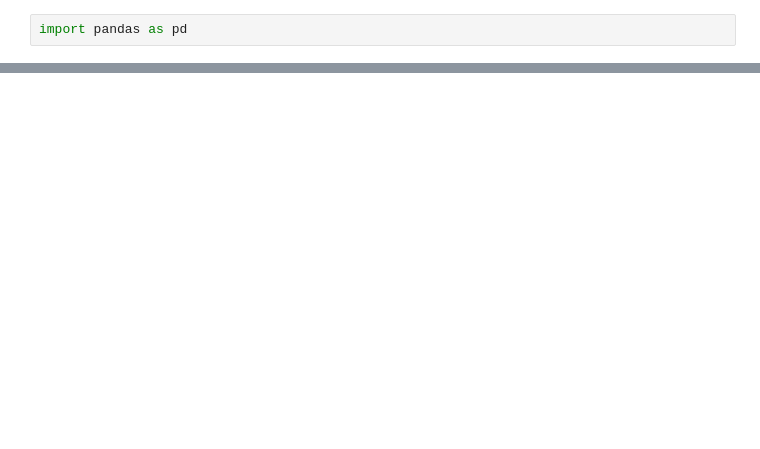
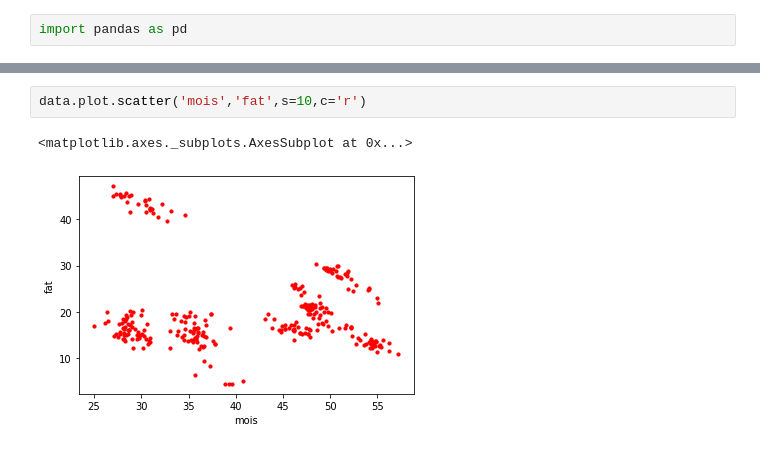
Before and after one commit to kittikhun62/Multivariate, a Jupyter notebook: Exam01.ipynb, the cells around one changed output, grey strips where cells are left out. Saved outputs shown, nothing was run; the diff lists cells and outputs as text; blank space fills up the shorter version.

```diff
--- a/Exam01.ipynb
+++ b/Exam01.ipynb
@@ -38,0 +27,5 @@ pollution_data1
+# %%
+data.plot.scatter('mois','fat',s=10,c='r')
+# %% [output]
+<matplotlib.axes._subplots.AxesSubplot at 0x...>
+[figure, added]
```
Also changed, not shown: parts of 5 cells of this notebook.
